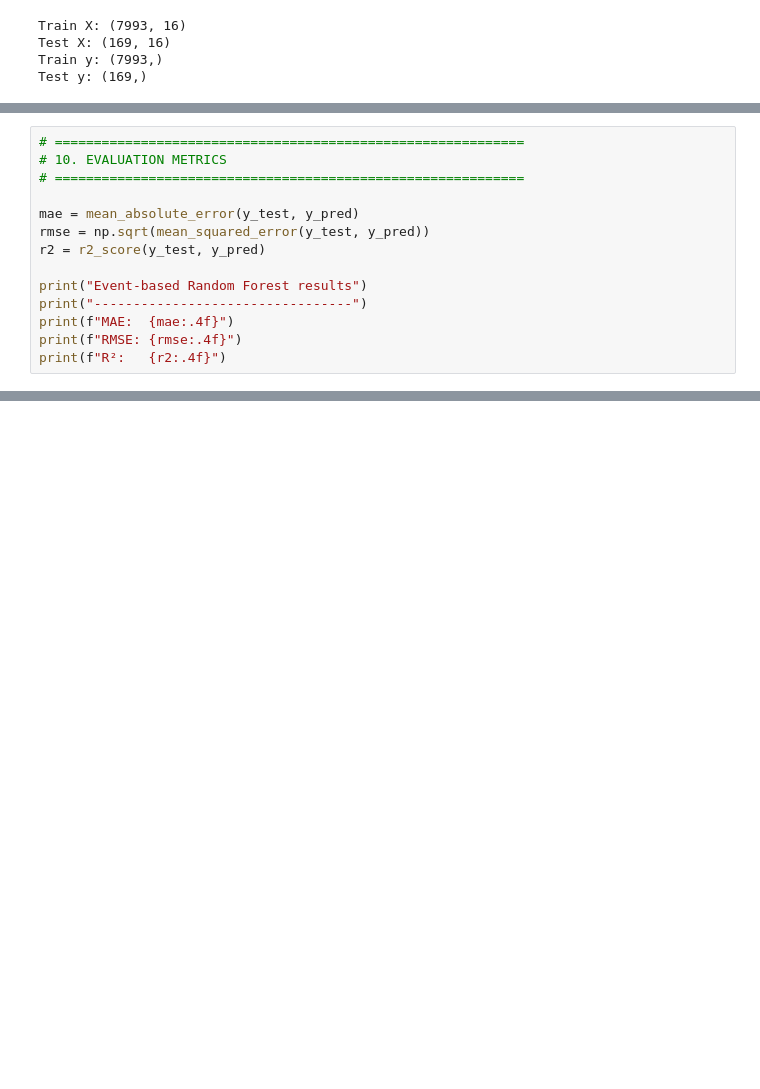
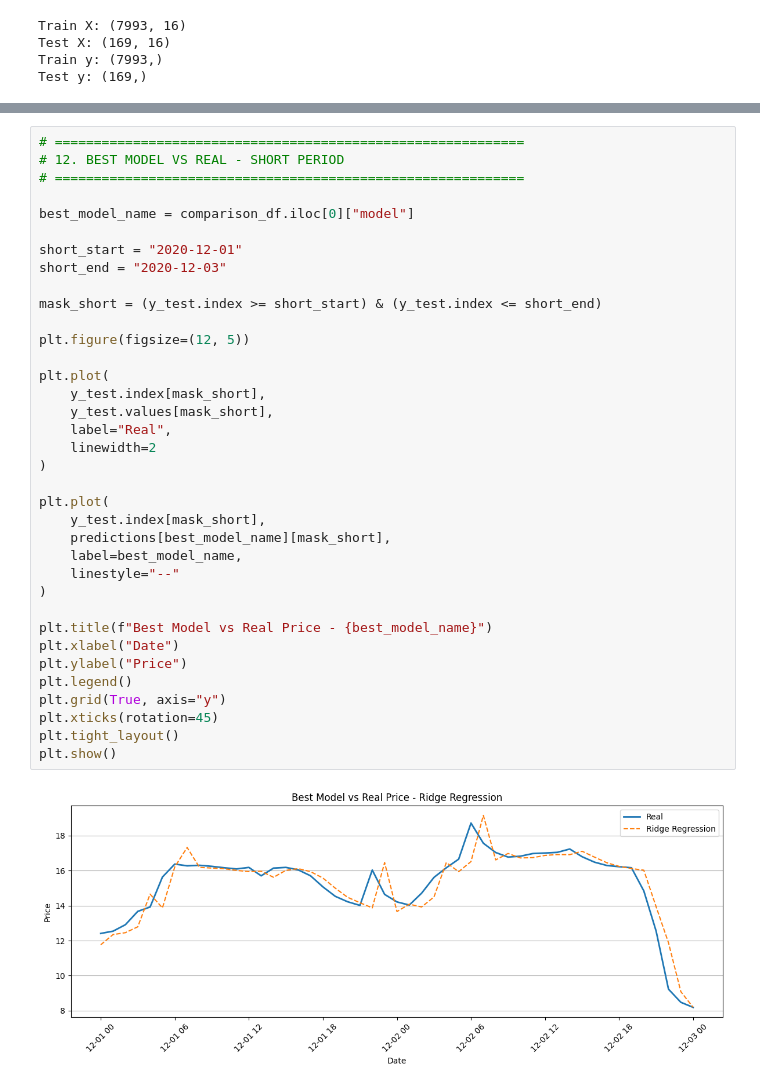
Before and after one commit to huugoox/tfg, a Jupyter notebook: notebooks/05_machine_learning-models.ipynb, the cells around one changed output, grey strips where cells are left out. Saved outputs shown, nothing was run; the diff lists cells and outputs as text; blank space fills up the shorter version.

```diff
--- a/notebooks/05_machine_learning-models.ipynb
+++ b/notebooks/05_machine_learning-models.ipynb
@@ -185,14 +204,0 @@ results = pd.DataFrame({
-# %%
-# ============================================================
-# 10. EVALUATION METRICS
-# ============================================================
-
-mae = mean_absolute_error(y_test, y_pred)
-rmse = np.sqrt(mean_squared_error(y_test, y_pred))
-r2 = r2_score(y_test, y_pred)
-
-print("Event-based Random Forest results")
-print("---------------------------------")
-print(f"MAE:  {mae:.4f}")
-print(f"RMSE: {rmse:.4f}")
-print(f"R²:   {r2:.4f}")
@@ -225,0 +266,38 @@ plt.show()
+# %%
+# ============================================================
+# 12. BEST MODEL VS REAL - SHORT PERIOD
+# ============================================================
+
+best_model_name = comparison_df.iloc[0]["model"]
+
+short_start = "2020-12-01"
+short_end = "2020-12-03"
+
+mask_short = (y_test.index >= short_start) & (y_test.index <= short_end)
+
+plt.figure(figsize=(12, 5))
+
+plt.plot(
+    y_test.index[mask_short],
+    y_test.values[mask_short],
+    label="Real",
+    linewidth=2
+)
+
+plt.plot(
+    y_test.index[mask_short],
+    predictions[best_model_name][mask_short],
+    label=best_model_name,
+    linestyle="--"
+)
+
+plt.title(f"Best Model vs Real Price - {best_model_name}")
+plt.xlabel("Date")
+plt.ylabel("Price")
+plt.legend()
+plt.grid(True, axis="y")
+plt.xticks(rotation=45)
+plt.tight_layout()
+plt.show()
+# %% [output]
+[figure, added]
```
Also changed, not shown: parts of 7 cells of this notebook.
